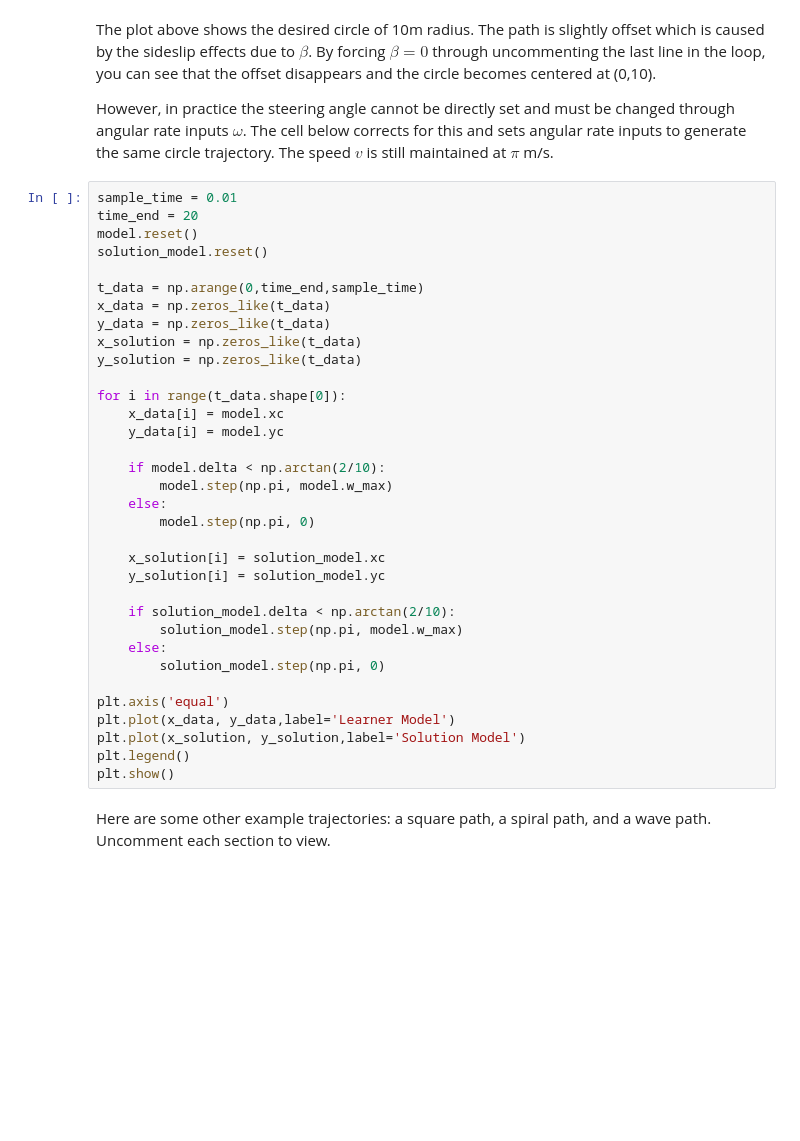
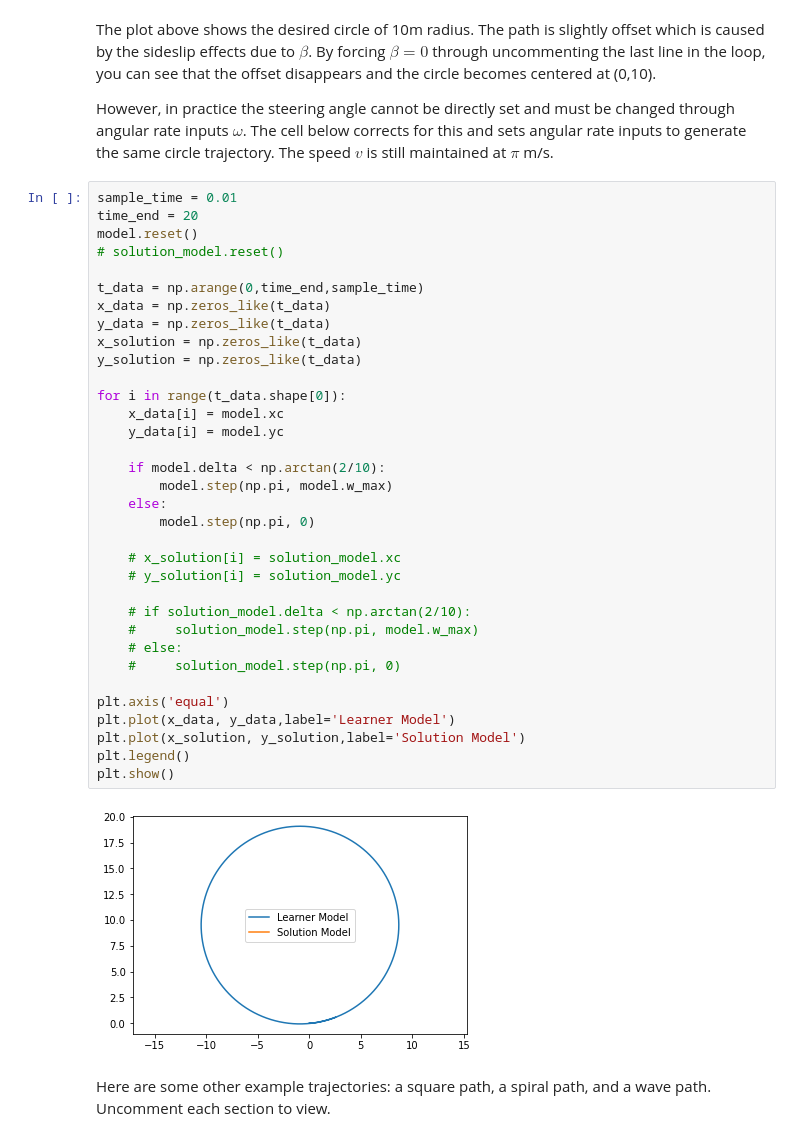
Before and after one commit to davood-dorostkar/SelfDrivingCars, a Jupyter notebook: 01 Intro/Week4/Assignment1-Lab-Kinematic_Bicycle_Model.ipynb, the cells around one changed output. Drawn from its saved outputs; the diff is of its cells as text; blank space fills up the shorter version.

```diff
--- a/01 Intro/Week4/Assignment1-Lab-Kinematic_Bicycle_Model.ipynb
+++ b/01 Intro/Week4/Assignment1-Lab-Kinematic_Bicycle_Model.ipynb
@@ -118,37 +136,39 @@ However, in practice the steering angle cannot be directly set and must be chang
 # %%
 sample_time = 0.01
 time_end = 20
 model.reset()
-solution_model.reset()
+# solution_model.reset()
 
 t_data = np.arange(0,time_end,sample_time)
 x_data = np.zeros_like(t_data)
 y_data = np.zeros_like(t_data)
 x_solution = np.zeros_like(t_data)
 y_solution = np.zeros_like(t_data)
 
 for i in range(t_data.shape[0]):
     x_data[i] = model.xc
     y_data[i] = model.yc
 
     if model.delta < np.arctan(2/10):
         model.step(np.pi, model.w_max)
     else:
         model.step(np.pi, 0)
 
-    x_solution[i] = solution_model.xc
-    y_solution[i] = solution_model.yc
+    # x_solution[i] = solution_model.xc
+    # y_solution[i] = solution_model.yc
 
-    if solution_model.delta < np.arctan(2/10):
-        solution_model.step(np.pi, model.w_max)
-    else:
-        solution_model.step(np.pi, 0)
+    # if solution_model.delta < np.arctan(2/10):
+    #     solution_model.step(np.pi, model.w_max)
+    # else:
+    #     solution_model.step(np.pi, 0)
 
 plt.axis('equal')
 plt.plot(x_data, y_data,label='Learner Model')
 plt.plot(x_solution, y_solution,label='Solution Model')
 plt.legend()
 plt.show()
+# %% [output]
+[figure, added]
 # %% [markdown]
 Here are some other example trajectories: a square path, a spiral path, and a wave path. Uncomment each section to view.
 # %%
```
Also changed, not shown: parts of 6 cells of this notebook.
